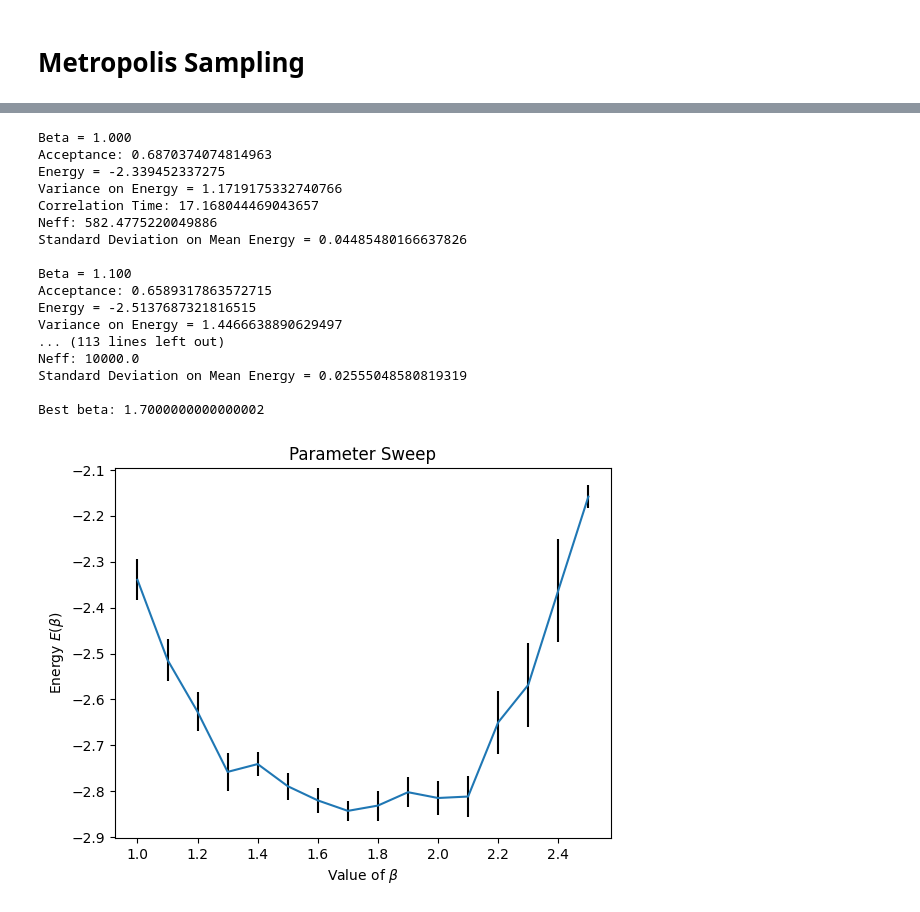
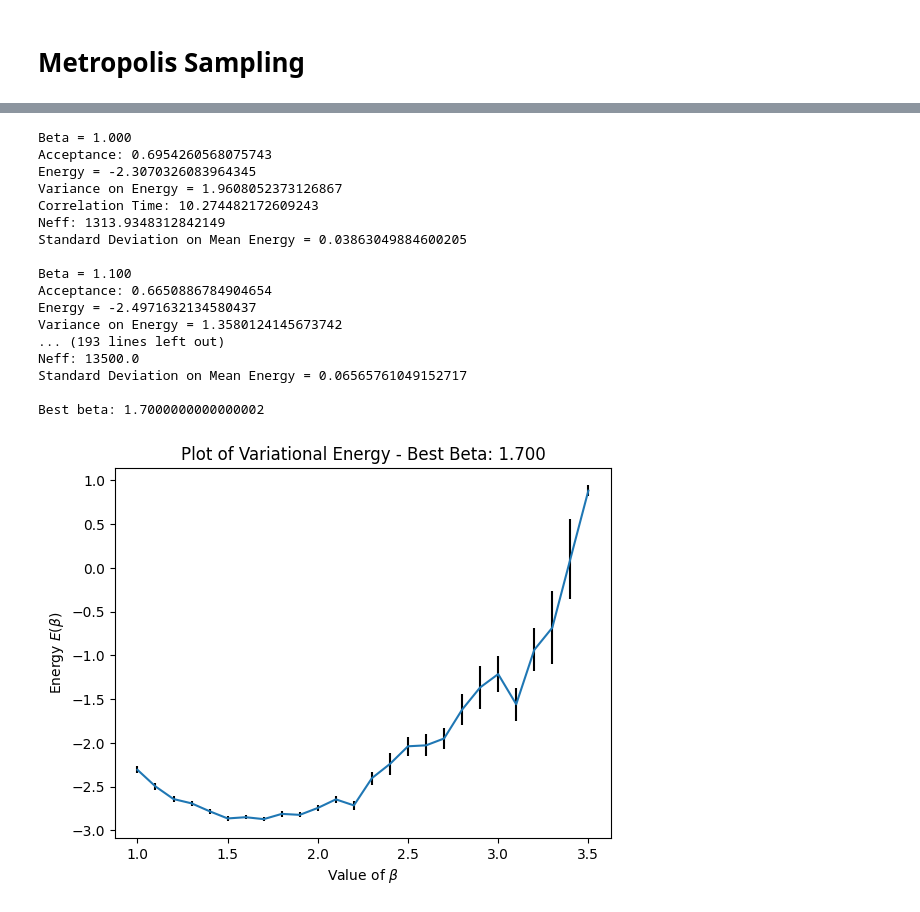
Before and after one commit to guilhermebaos/QUARMEN-Lessons, a Jupyter notebook: Computational-Solid-State/00-Exam-QMC/he.ipynb, the cells around one changed output, grey strips where cells are left out. Cells and saved outputs as stored; diff of their text form; code cells hidden in the pictures.

```diff
--- a/Computational-Solid-State/00-Exam-QMC/he.ipynb
+++ b/Computational-Solid-State/00-Exam-QMC/he.ipynb
@@ -130,17 +241,21 @@ def sampleNeff(data: np.ndarray, k1: int = 0, icutoff: int = 200) -> int:
 # %%
 # Parameters
-sampleM = 10000
-discard = 0
+sampleM = 15000
+discard = 1500
 delta = 1.0
+
+# Create file where to save the variances
+with open(f"./Outputs/he-out-var.txt", "w") as file:
+    file.write("")
 
 # Sweep Variational Parameter
 betaMin = 1
-betaMax = 2.5
+betaMax = 3.5
 
 Ebeta = []
 Estd = []
 Evar = []
-bbRange = np.linspace(betaMin, betaMax, 16)
+bbRange = np.linspace(betaMin, betaMax, 26)
 for betaStart in bbRange:
     # Run VMC for this beta
     print(f"Beta = {betaStart:.3f}")
@@ -157,46 +272,51 @@ for betaStart in bbRange:
 
     # Save the data (we can analyse it using statfor later!)
     with open(f"./Outputs/he-out-beta={betaStart:.2f}.txt", "w") as file:
         for i in range(len(El)):
             file.write(f"{El[i]}\t{Ekin[i]}\t{Epot[i]}\n")
 
+
+    with open(f"./Outputs/he-out-var.txt", "a") as file:
+        file.write(f"{betaStart:.3f}\t{var}\n")
+
     # Save the desired values
     Evar += [var]
     Estd += [np.sqrt(var) / np.sqrt(Neff)]
     Ebeta += [ave]
 
     # Print results
     print(f"Energy = {Ebeta[-1]}")
     print(f"Variance on Energy = {Evar[-1]}")
     print(f"Correlation Time: {timecorr}")
     print(f"Neff: {Neff}")
     print(f"Standard Deviation on Mean Energy = {Estd[-1]}")
     print("")
 
 # Plot results
-print(f"Best beta: {bbRange[Ebeta.index(np.min(Ebeta))]}")
+betaBest = bbRange[Ebeta.index(np.min(Ebeta))]
+print(f"Best beta: {betaBest}")
 plt.errorbar(bbRange, Ebeta, yerr=Estd, ecolor="black")
 plt.xlabel("Value of $\\beta$")
 plt.ylabel("Energy $E(\\beta)$")
-plt.title("Parameter Sweep")
+plt.title("Plot of Variational Energy - " + f"Best Beta: {betaBest:.3f}")
 
-plt.savefig(f"./Plots/he-out-sweep.png")
+plt.savefig(f"./Plots/he-out-var.png")
 # %% [output]
 Beta = 1.000
-Acceptance: 0.6870374074814963
-Energy = -2.339452337275
-Variance on Energy = 1.1719175332740766
-Correlation Time: 17.168044469043657
-Neff: 582.4775220049886
-Standard Deviation on Mean Energy = 0.04485480166637826
+Acceptance: 0.6954260568075743
+Energy = -2.3070326083964345
+Variance on Energy = 1.9608052373126867
+Correlation Time: 10.274482172609243
+Neff: 1313.9348312842149
+Standard Deviation on Mean Energy = 0.03863049884600205
 
 Beta = 1.100
-Acceptance: 0.6589317863572715
-Energy = -2.5137687321816515
-Variance on Energy = 1.4466638890629497
-... (113 lines left out)
-Neff: 10000.0
-Standard Deviation on Mean Energy = 0.02555048580819319
+Acceptance: 0.6650886784904654
+Energy = -2.4971632134580437
+Variance on Energy = 1.3580124145673742
+... (193 lines left out)
+Neff: 13500.0
+Standard Deviation on Mean Energy = 0.06565761049152717
 
 Best beta: 1.7000000000000002
-[figure, old version]
+[figure, new version]
```
Also changed, not shown: parts of 9 cells of this notebook, 25 other files.
